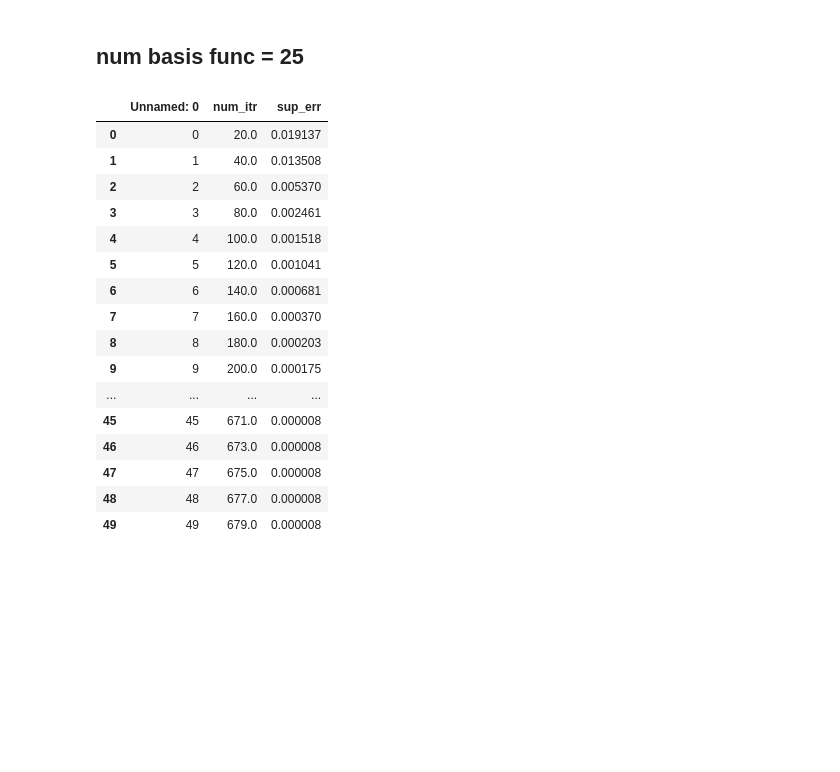
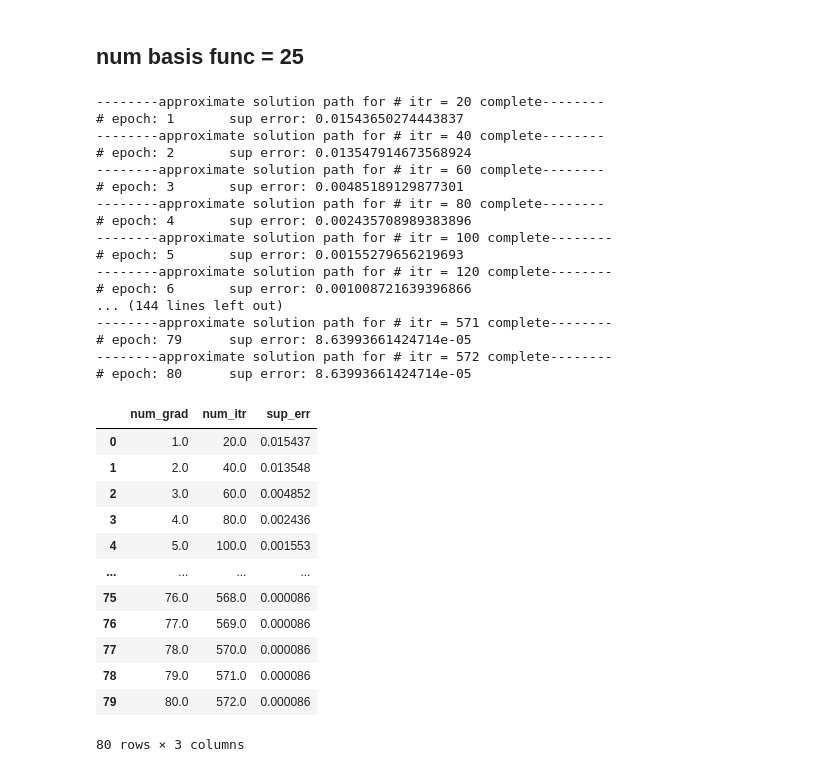
Before and after one commit to Cumberkid/Learning-the-Optimal-Solution-Path, a Jupyter notebook: notebooks/portfolio-allocation/04 Learn Solution Path (2D).ipynb, the cells around one changed output. Cells and saved outputs as stored; diff of their text form; code cells hidden in the pictures; blank space fills up the shorter version.

```diff
--- a/notebooks/portfolio-allocation/04 Learn Solution Path (2D).ipynb
+++ b/notebooks/portfolio-allocation/04 Learn Solution Path (2D).ipynb
@@ -218,7 +339,7 @@ df
 basis_dim = 25
 init_lr = .1
 # %%
-max_epochs = 500
+max_epochs = 80
 # %%
 np.random.seed(8675309)
 torch.manual_seed(8675309)
@@ -233,34 +354,50 @@ num_itr_history, sup_err_history, weight, lr, itr = learn_solution_path(input_di
                                                                opt_method='lbfgs',
                                                                device=device, trace_frequency=1)
 sup_err_history = np.array(sup_err_history)
+# %% [output]
+--------approximate solution path for # itr = 20 complete--------
+# epoch: 1       sup error: 0.01543650274443837
+--------approximate solution path for # itr = 40 complete--------
+# epoch: 2       sup error: 0.013547914673568924
+--------approximate solution path for # itr = 60 complete--------
+# epoch: 3       sup error: 0.00485189129877301
+--------approximate solution path for # itr = 80 complete--------
+# epoch: 4       sup error: 0.002435708989383896
+--------approximate solution path for # itr = 100 complete--------
+# epoch: 5       sup error: 0.00155279656219693
+--------approximate solution path for # itr = 120 complete--------
+# epoch: 6       sup error: 0.001008721639396866
+... (144 lines left out)
+--------approximate solution path for # itr = 571 complete--------
+# epoch: 79      sup error: 8.63993661424714e-05
+--------approximate solution path for # itr = 572 complete--------
+# epoch: 80      sup error: 8.63993661424714e-05
+# %%
+num_grad = np.arange(1, max_epochs+1)
 # %%
 file_path = 'LSP_results_exact_fixed_basis_2d_no_con_basis_25.csv'
 
-LSP_results_exact_fixed_basis = pd.DataFrame(np.column_stack((num_itr_history, sup_err_history)), columns=['num_itr', 'sup_err'])
+LSP_results_exact_fixed_basis = pd.DataFrame(np.column_stack((num_grad, num_itr_history, sup_err_history)), columns=['num_grad', 'num_itr', 'sup_err'])
 
 # Save the DataFrame to a CSV file
-LSP_results_exact_fixed_basis.to_csv(file_path, index=True)
+LSP_results_exact_fixed_basis.to_csv(file_path, index=False)
 
 # Read the CSV file into a DataFrame
 df = pd.read_csv(file_path)
 
 # Display the DataFrame
 df
 # %% [output]
-|  | Unnamed: 0 | num_itr | sup_err |
-| 0 | 0 | 20.0 | 0.019137 |
-| 1 | 1 | 40.0 | 0.013508 |
-| 2 | 2 | 60.0 | 0.005370 |
-| 3 | 3 | 80.0 | 0.002461 |
-| 4 | 4 | 100.0 | 0.001518 |
-| 5 | 5 | 120.0 | 0.001041 |
-| 6 | 6 | 140.0 | 0.000681 |
-| 7 | 7 | 160.0 | 0.000370 |
-| 8 | 8 | 180.0 | 0.000203 |
-| 9 | 9 | 200.0 | 0.000175 |
+|  | num_grad | num_itr | sup_err |
+| 0 | 1.0 | 20.0 | 0.015437 |
+| 1 | 2.0 | 40.0 | 0.013548 |
+| 2 | 3.0 | 60.0 | 0.004852 |
+| 3 | 4.0 | 80.0 | 0.002436 |
+| 4 | 5.0 | 100.0 | 0.001553 |
 | ... | ... | ... | ... |
-| 45 | 45 | 671.0 | 0.000008 |
-| 46 | 46 | 673.0 | 0.000008 |
-| 47 | 47 | 675.0 | 0.000008 |
-| 48 | 48 | 677.0 | 0.000008 |
-| 49 | 49 | 679.0 | 0.000008 |
+| 75 | 76.0 | 568.0 | 0.000086 |
+| 76 | 77.0 | 569.0 | 0.000086 |
+| 77 | 78.0 | 570.0 | 0.000086 |
+| 78 | 79.0 | 571.0 | 0.000086 |
+| 79 | 80.0 | 572.0 | 0.000086 |
+80 rows × 3 columns
```
Also changed, not shown: parts of 17 cells of this notebook, 2 other files.
